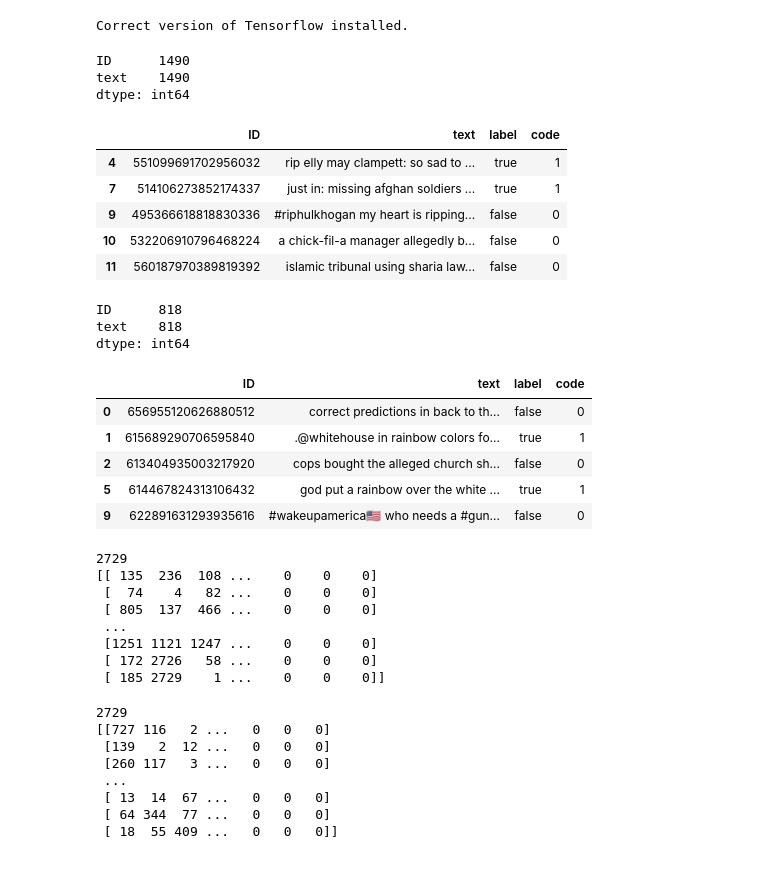
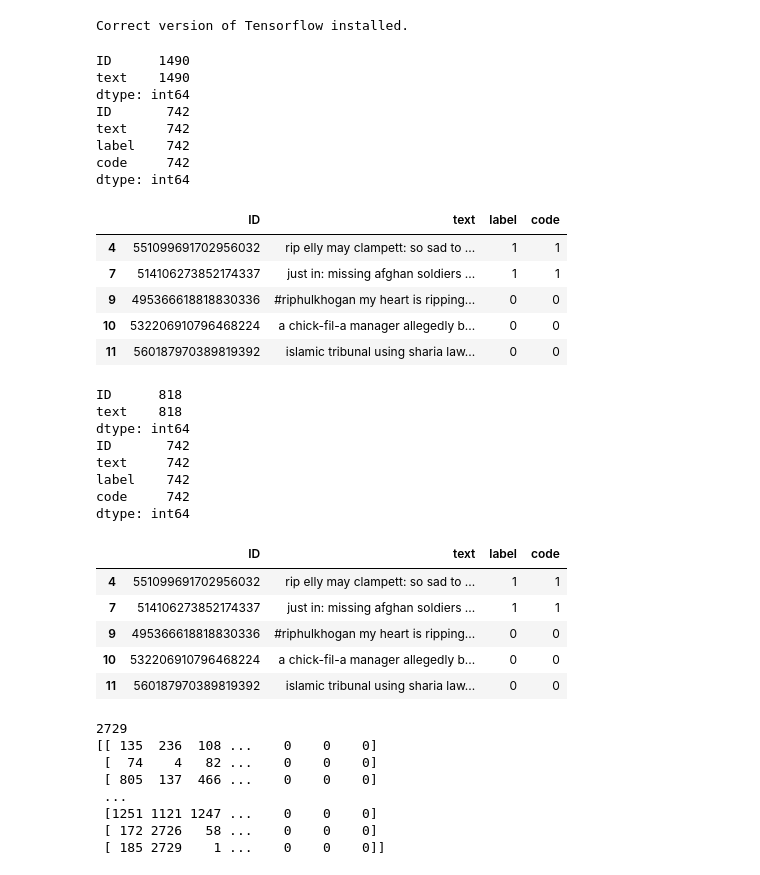
Before and after one commit to lzrpotato/predictive_data, a Jupyter notebook: code_eva/FakeNewsClassifier.ipynb, the cells around one changed output. Saved outputs shown, nothing was run; the diff lists cells and outputs as text; code cells hidden in the pictures.

```diff
--- a/code_eva/FakeNewsClassifier.ipynb
+++ b/code_eva/FakeNewsClassifier.ipynb
@@ -46,48 +46,61 @@ df = df[df.label != 'non-rumor']
 df.label = pd.Categorical(df.label)
 df['code'] = df.label.cat.codes
 
-#df['label'] = df.label.astype('category').cat.codes
+df['label'] = df.label.astype('category').cat.codes
+print(df.count())
 df.head()
 # %% [output]
 ID      1490
 text    1490
 dtype: int64
+ID       742
+text     742
+label    742
+code     742
+dtype: int64
 |  | ID | text | label | code |
-| 4 | 551099691702956032 | rip elly may clampett: so sad to ... | true | 1 |
-| 7 | 514106273852174337 | just in: missing afghan soldiers ... | true | 1 |
-| 9 | 495366618818830336 | #riphulkhogan my heart is ripping... | false | 0 |
-| 10 | 532206910796468224 | a chick-fil-a manager allegedly b... | false | 0 |
-| 11 | 560187970389819392 | islamic tribunal using sharia law... | false | 0 |
+| 4 | 551099691702956032 | rip elly may clampett: so sad to ... | 1 | 1 |
+| 7 | 514106273852174337 | just in: missing afghan soldiers ... | 1 | 1 |
+| 9 | 495366618818830336 | #riphulkhogan my heart is ripping... | 0 | 0 |
+| 10 | 532206910796468224 | a chick-fil-a manager allegedly b... | 0 | 0 |
+| 11 | 560187970389819392 | islamic tribunal using sharia law... | 0 | 0 |
 # %%
 # test data
 df2 = pd.read_csv('rumor_detection_acl2017/twitter16/source_tweets.txt', sep=r'\t', engine='python')
 df2 = df2.fillna(' ')
 df2.head()
 print(df2.count())
 
 label2 = pd.read_csv('rumor_detection_acl2017/twitter16/label.txt', sep=r':', engine='python')
 label2 = label2.fillna(' ')
 label2.head()
 label2.count()
 
 df2 = df2.merge(label2)
 df2 = df2[df2.label != 'unverified']
 df2 = df2[df2.label != 'non-rumor']
 df2.label = pd.Categorical(df2.label)
 df2['code'] = df2.label.cat.codes
 
 #df['label'] = df.label.astype('category').cat.codes
-df2.head()
+#df = df.append(df2)
+print(df.count())
+df.head()
 # %% [output]
 ID      818
 text    818
 dtype: int64
+ID       742
+text     742
+label    742
+code     742
+dtype: int64
 |  | ID | text | label | code |
-| 0 | 656955120626880512 | correct predictions in back to th... | false | 0 |
-| 1 | 615689290706595840 | .@whitehouse in rainbow colors fo... | true | 1 |
-| 2 | 613404935003217920 | cops bought the alleged church sh... | false | 0 |
-| 5 | 614467824313106432 | god put a rainbow over the white ... | true | 1 |
-| 9 | 622891631293935616 | #wakeupamerica🇺🇸 who needs a #gun... | false | 0 |
+| 4 | 551099691702956032 | rip elly may clampett: so sad to ... | 1 | 1 |
+| 7 | 514106273852174337 | just in: missing afghan soldiers ... | 1 | 1 |
+| 9 | 495366618818830336 | #riphulkhogan my heart is ripping... | 0 | 0 |
+| 10 | 532206910796468224 | a chick-fil-a manager allegedly b... | 0 | 0 |
+| 11 | 560187970389819392 | islamic tribunal using sharia law... | 0 | 0 |
 # %%
 # Tokenize text
 
@@ -111,28 +124,6 @@ print(padded)
  [1251 1121 1247 ...    0    0    0]
  [ 172 2726   58 ...    0    0    0]
  [ 185 2729    1 ...    0    0    0]]
-# %%
-# Tokenize text test data
-
-#tokenizer.fit_on_texts(df2['text'])
-word_index2 = tokenizer.word_index
-vocab_size2=len(word_index2)
-print(vocab_size2)
-
-# Padding data
-
-sequences2 = tokenizer2.texts_to_sequences(df2['text'])
-padded2 = pad_sequences(sequences2, maxlen=50, padding='post', truncating='post')
-print(padded2)
-# %% [output]
-2729
-[[727 116   2 ...   0   0   0]
- [139   2  12 ...   0   0   0]
- [260 117   3 ...   0   0   0]
- ...
- [ 13  14  67 ...   0   0   0]
- [ 64 344  77 ...   0   0   0]
- [ 18  55 409 ...   0   0   0]]
 # %%
 from sklearn.model_selection import train_test_split
 labels = df['code']
```
Also changed, not shown: parts of 28 cells of this notebook.
